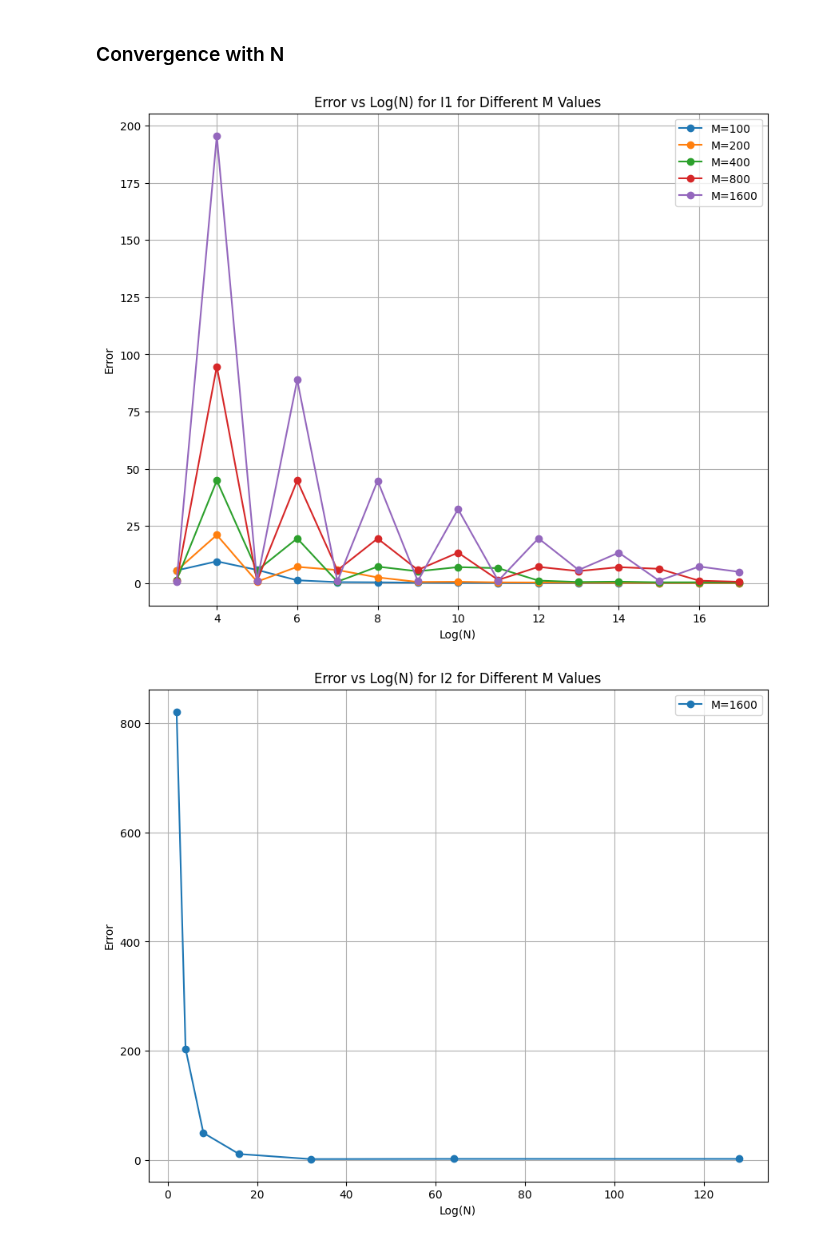
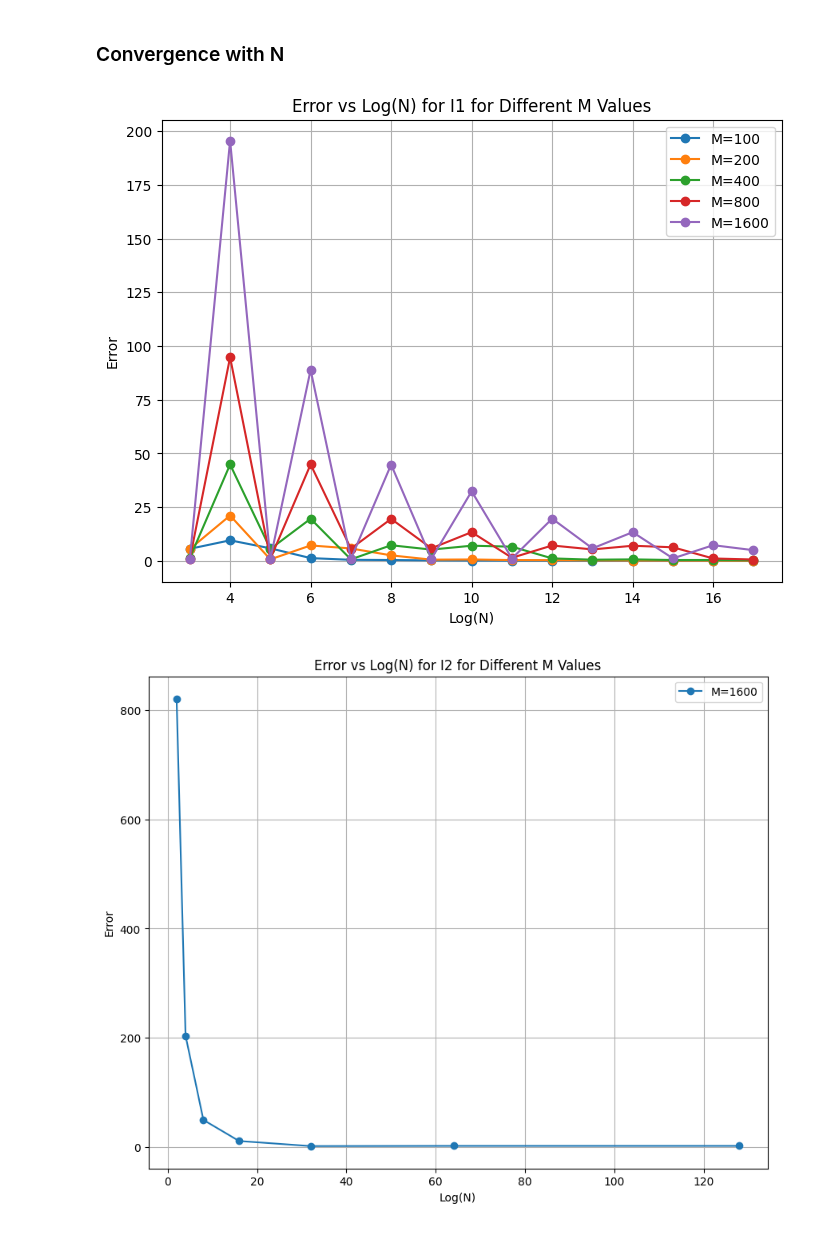
Before and after one commit to Mani0237/Prelims, a Jupyter notebook: 2023_fall/Q4-200973108/4_quaife.ipynb, the cells around one changed output. Cells and saved outputs as stored; diff of their text form; code cells hidden in the pictures.

```diff
--- a/2023_fall/Q4-200973108/4_quaife.ipynb
+++ b/2023_fall/Q4-200973108/4_quaife.ipynb
@@ -120,35 +120,35 @@ N_values_exponent = [3, 4, 5, 6, 7, 8, 9, 10, 11, 12, 13, 14, 15, 16, 17]
 M_values = [100, 200, 400, 800, 1600]
 
 # Initialize a dictionary to store errors for each N value
 errors_N = {}
 
 # Perform convergence study for each N value
 for i in N_values_exponent:
     N = i ** 2
     errors_M = []
 
     # Perform convergence study for each M value
     for M in M_values:
         domega = 2 * M / N
         I = left_hand_quadrature(integrand, z1, M, N)
         error = np.abs(I - I_abs)
         errors_M.append(error)
 
     # Store errors for this N value
     errors_N[i] = errors_M
 
 # Plot the error vs N graph for each M value
-plt.figure(figsize=(10, 8))
+plt.figure(figsize=(8, 6))
 for j, M in enumerate(M_values):
     plt.plot(N_values_exponent, [errors_N[i][j] for i in N_values_exponent], marker='o', label=f'M={M}')
 plt.xlabel('Log(N)')
 plt.ylabel('Error')
 plt.title('Error vs Log(N) for I1 for Different M Values')
 plt.legend()
 plt.grid(True)
 plt.show()
 # %% [output]
-[figure, old version]
+[figure, new version]
 # %%
 # convergence study of N for I2
 M_values = [1600]
```
Also changed, not shown: 5 other files.
